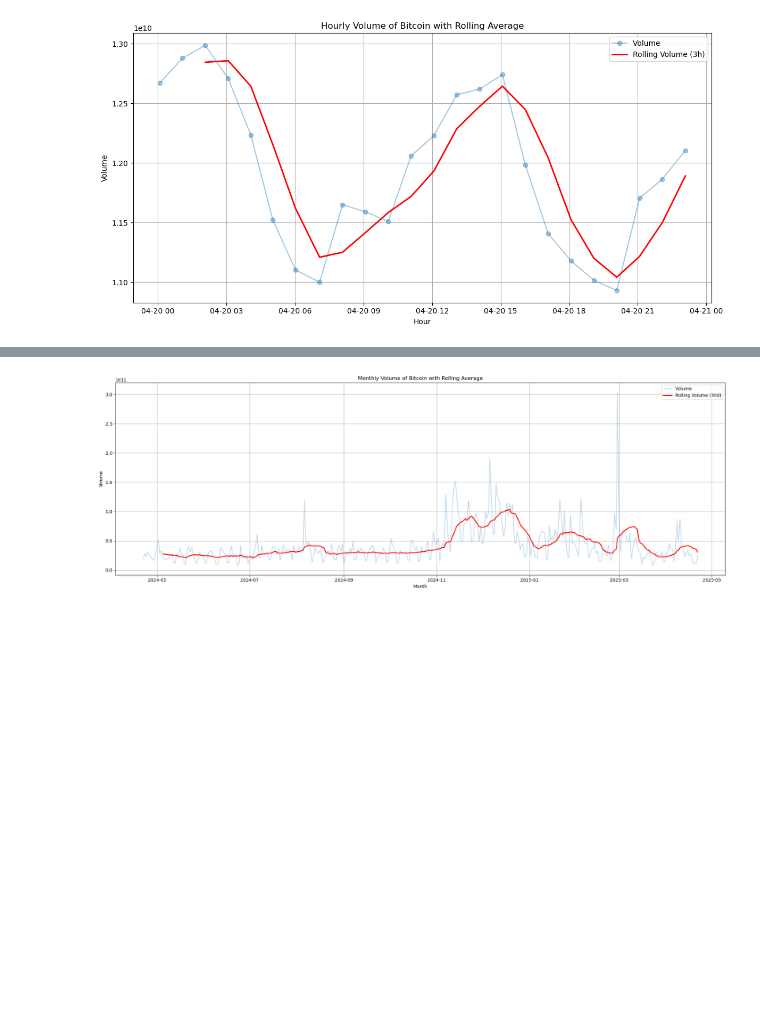
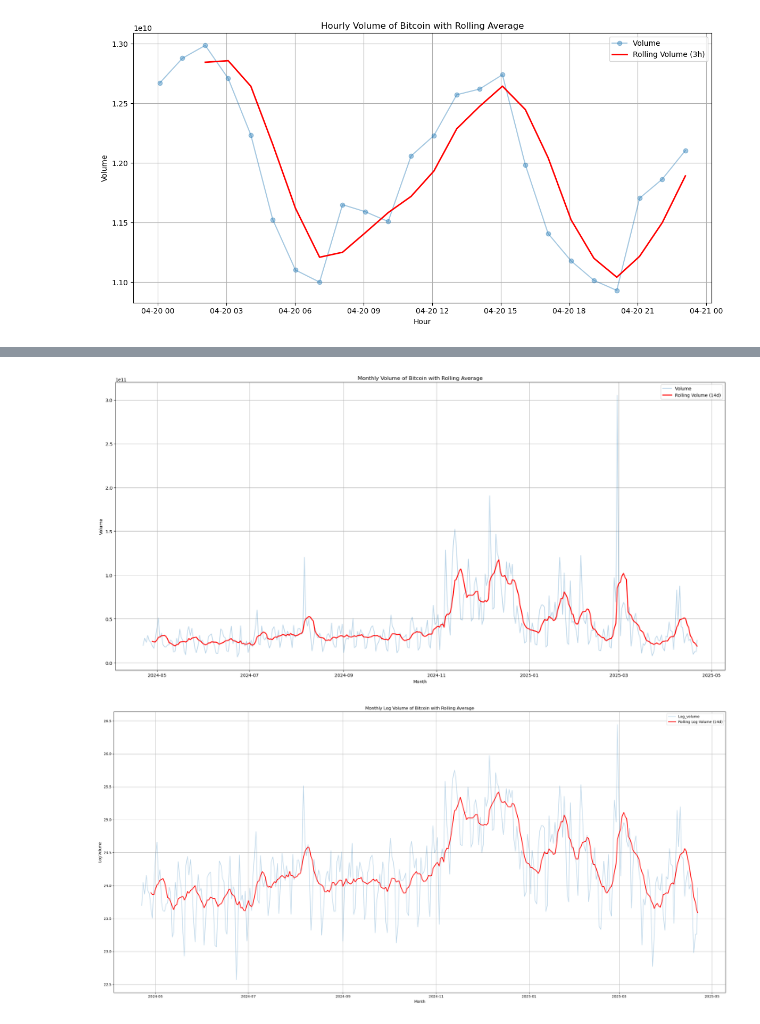
Before and after one commit to moyu1011-hka/hausarbeit-info2, a Jupyter notebook: test_coingecko_with_jupyter.ipynb, the cells around one changed output, grey strips where cells are left out. Cells and saved outputs as stored; diff of their text form; code cells hidden in the pictures; blank space fills up the shorter version.

```diff
--- a/test_coingecko_with_jupyter.ipynb
+++ b/test_coingecko_with_jupyter.ipynb
@@ -767,6 +770,7 @@ plt.show()
 # %% [output]
 [figure]
 # %%
+#moving average volume for year
 
 url = "https://api.coingecko.com/api/v3/coins/bitcoin/market_chart"
 params = {
@@ -786,14 +790,14 @@ df_year['timestamp'] = pd.to_datetime(df_year['timestamp'], unit='ms')
 df_year.set_index('timestamp', inplace=True)
 
 #print(df_year)
-df_year['rolling_volume'] = df_year['total_volume'].rolling(window=14).mean() #creating moving average with window 3
+df_year['rolling_volume'] = df_year['total_volume'].rolling(window=7).mean() #creating moving average with window 3
 df_year['log_volume'] = np.log1p(df_year['total_volume'])
-df_year['rolling_log_volume'] = df_year['log_volume'].rolling(window=14).mean()
-print(df_day)
+df_year['rolling_log_volume'] = df_year['log_volume'].rolling(window=7).mean()
+print(df_year)
 
-plt.figure(figsize=(20, 7))
+plt.figure(figsize=(20, 10))
 plt.plot(df_year.index, df_year['total_volume'], label='Volume ', alpha=0.3)
-plt.plot(df_year.index, df_year['rolling_volume'], label='Rolling Volume (30d)', color='red', linewidth=2)
+plt.plot(df_year.index, df_year['rolling_volume'], label='Rolling Volume (14d)', color='red', linewidth=2)
 plt.title('Monthly Volume of Bitcoin with Rolling Average')
 plt.xlabel('Month')
 plt.ylabel('Volume')
@@ -801,4 +805,15 @@ plt.legend()
 plt.grid(True)
 plt.tight_layout()
 plt.show()
+
+plt.figure(figsize=(25, 12))
+plt.plot(df_year.index, df_year['log_volume'], label='Log_volume ', alpha=0.3)
+plt.plot(df_year.index, df_year['rolling_log_volume'], label='Rolling Log Volume (14d)', color='red', linewidth=2)
+plt.title('Monthly Log Volume of Bitcoin with Rolling Average')
+plt.xlabel('Month')
+plt.ylabel('Log Volume')
+plt.legend()
+plt.grid(True)
+plt.tight_layout()
+plt.show()
 # %% [output]
@@ -822 +837,2 @@ timestamp
-[figure, old version]
+[figure, new version]
+[figure, added]
```
Also changed, not shown: parts of 4 cells of this notebook.
